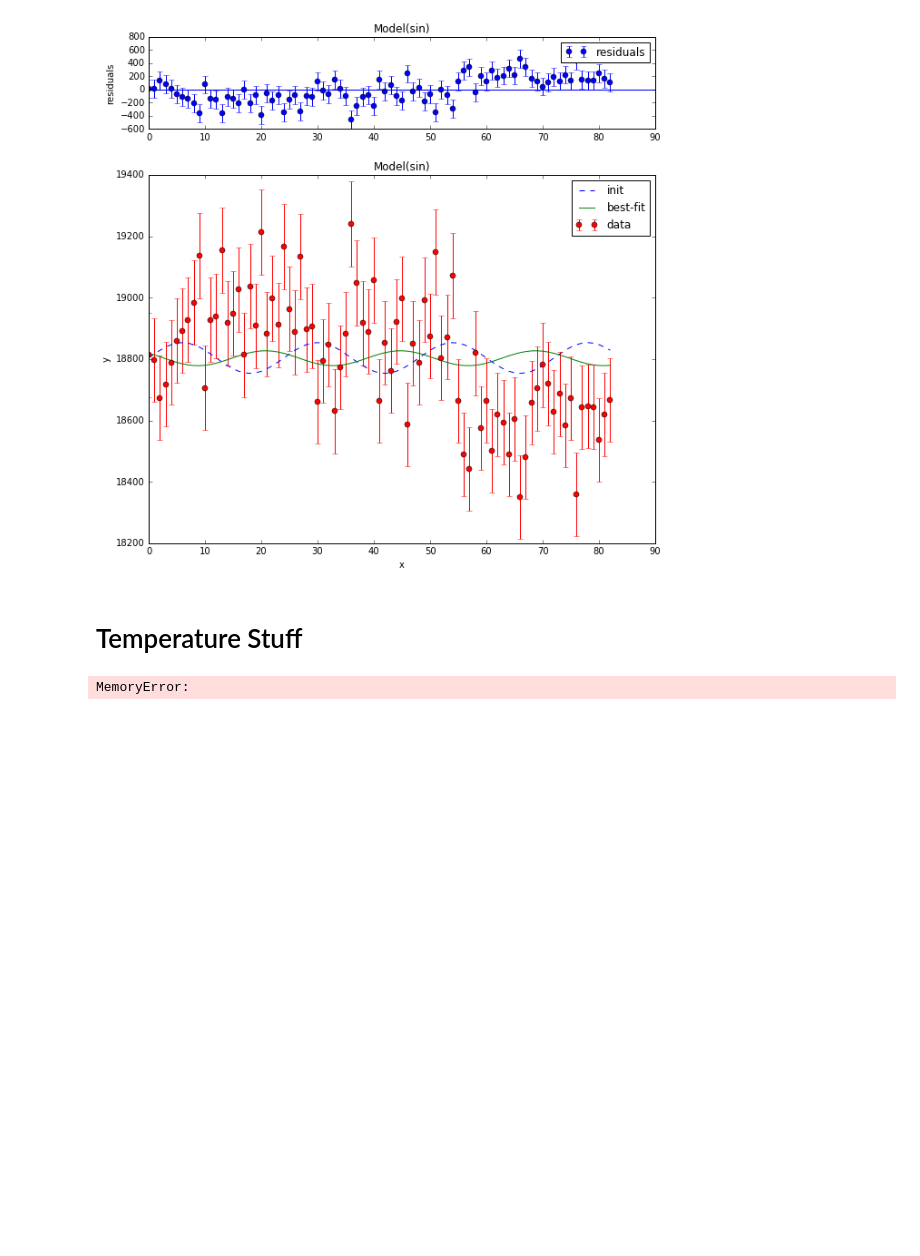
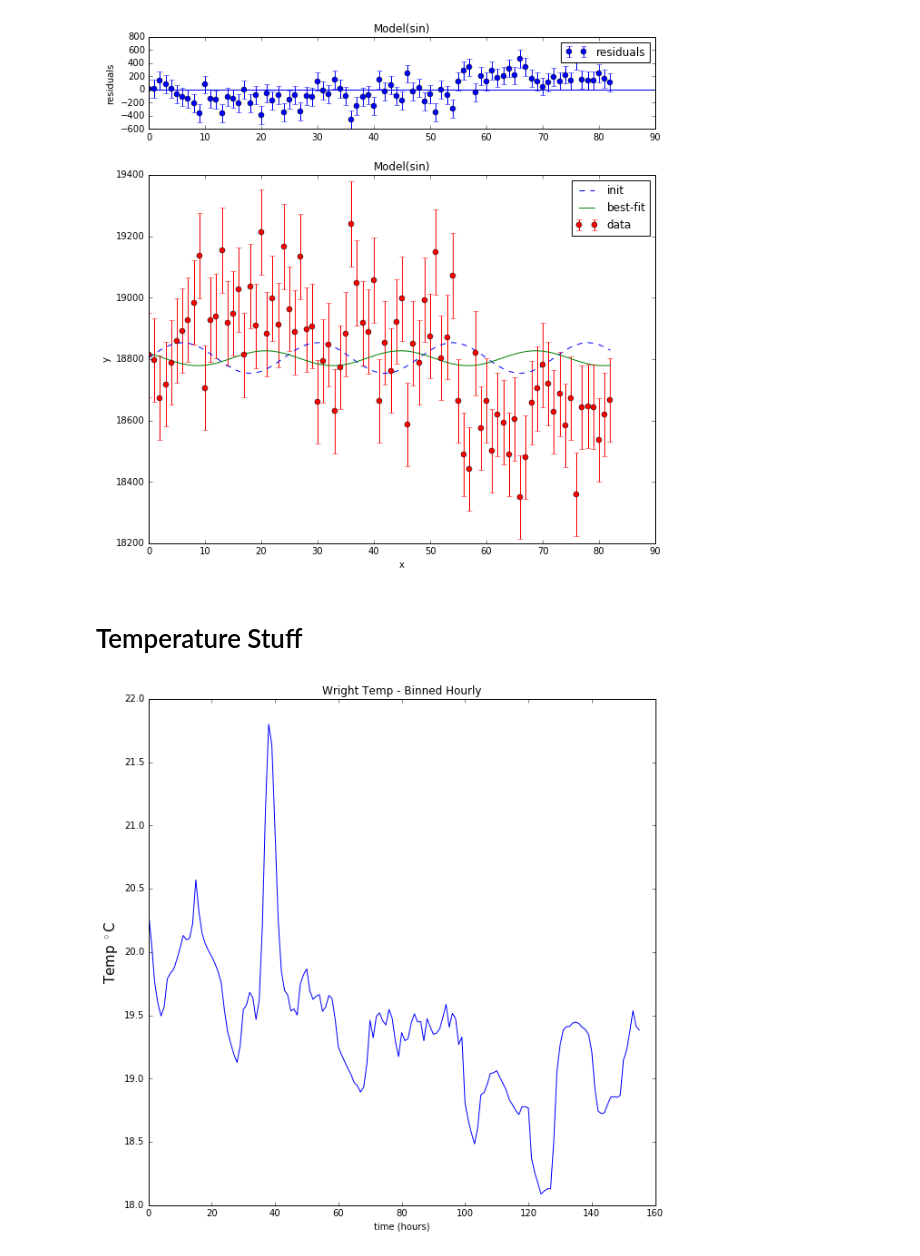
Before and after one commit to ianhi/Phys314, a Jupyter notebook: Muon/Muon_Final_Rate.ipynb, the cells around one changed output. Drawn from its saved outputs; the diff is of its cells as text; code cells hidden in the pictures; blank space fills up the shorter version.

```diff
--- a/Muon/Muon_Final_Rate.ipynb
+++ b/Muon/Muon_Final_Rate.ipynb
@@ -150,10 +150,46 @@ doFit2(time,rate)
 # Temperature Stuff
 # %%
 time_temp,temp = np.loadtxt('Data/tempData.txt',unpack=True)
-# %%
-hour_temp,binned_temp = hours(time_temp,temp)
-hour_temp=hour_temp[:len(hour_temp)/2]
-binned_temp=binned_temp[:len(hour_temp)/2]
-plt.plot(hour_temp,binned_temp)
-# %% [output]
-MemoryError:
+# %%
+#fname = 'Data/tempData.txt'
+fname = 'Data/foo.txt'
+f = open(fname)
+f.readline()
+days_hours=[]
+days_temp =[]
+#for i in range(564180//3600-1):
+for i in range(24*3):
+    temp = np.empty([1])
+    startDay = i
+    endDay   = i+1
+    print('hour: '+str(i))
+    for i in range(3600*48*startDay,3600*48*endDay):
+        line = f.readline()
+        if line=='':
+            continue
+
+        if len(line.split('\t'))==2:
+            temp = np.append(temp,float(line.split('\t')[1]))
+    temp_hours,temp_red =hours(red(temp),temp)
+    days_hours.append(temp_hours[:-1])
+    days_temp.append(temp_red[:-1])
+#print(temp)
+# %%
+total_temp = []
+total_hour = []
+for i in range(len(days_temp)):
+    for j in range(len(days_temp[i])):
+        total_temp.append(days_temp[i][j])
+        total_hour.append(days_hours[i][j])
+        #print(days_hours[i][j])
+total_temp=np.array(total_temp)/3600
+total_hour=np.arange(len(total_temp))
+plt.figure(figsize=(10,10))
+plt.plot(total_hour,total_temp)
+
+plt.ylabel('Temp '+r'$^\circ$'+'C',fontsize=15)
+plt.xlabel('time (hours)')
+plt.title('Wright Temp - Binned Hourly')
+plt.show()
+# %% [output]
+[figure, added]
```
Also changed, not shown: parts of 8 cells of this notebook, 8 other files.
